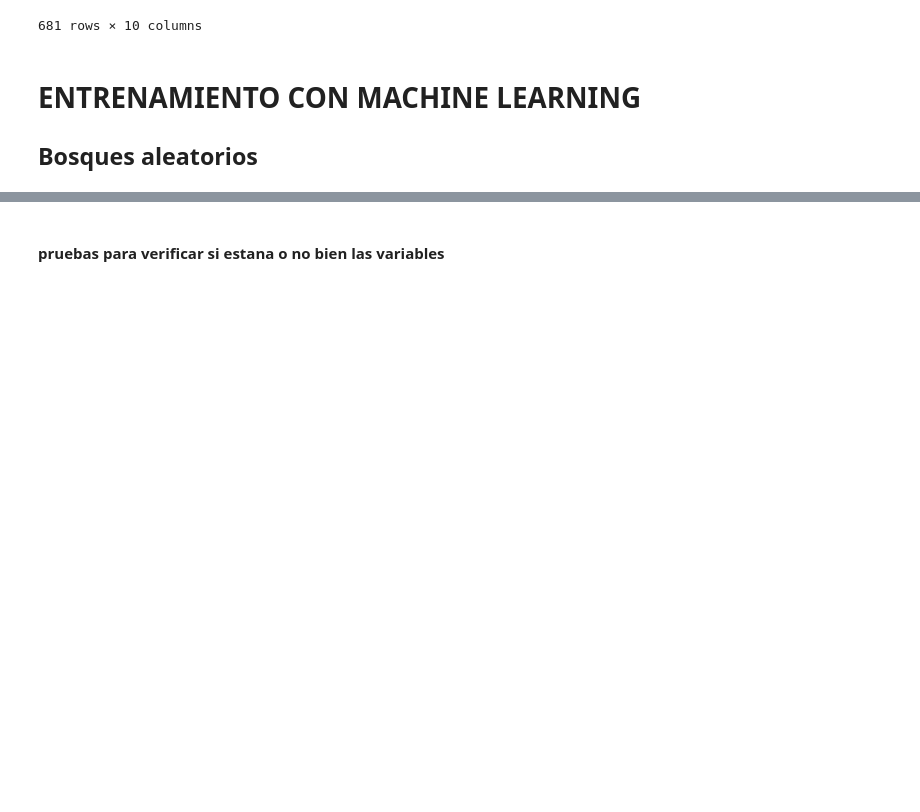
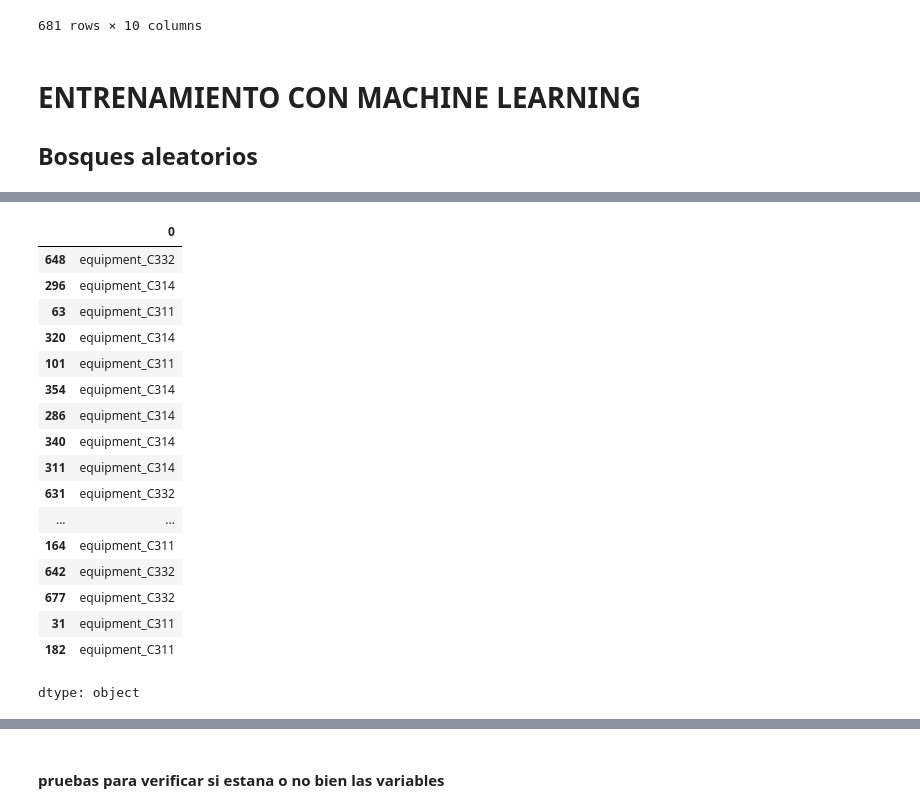
Before and after one commit to ETorresSacha/Prediccion-RULL, a Jupyter notebook: analisis_datos_reto.ipynb, the cells around one changed output, grey strips where cells are left out. Drawn from its saved outputs; the diff is of its cells as text; code cells hidden in the pictures; blank space fills up the shorter version.

```diff
--- a/analisis_datos_reto.ipynb
+++ b/analisis_datos_reto.ipynb
@@ -359,3 +354,24 @@ plt.show()
+# %%
+((X_test.iloc[:50]).iloc[:,-3:]).idxmax(axis=1)
+# %% [output]
+|  | 0 |
+| 648 | equipment_C332 |
+| 296 | equipment_C314 |
+| 63 | equipment_C311 |
+| 320 | equipment_C314 |
+| 101 | equipment_C311 |
+| 354 | equipment_C314 |
+| 286 | equipment_C314 |
+| 340 | equipment_C314 |
+| 311 | equipment_C314 |
+| 631 | equipment_C332 |
+| ... | ... |
+| 164 | equipment_C311 |
+| 642 | equipment_C332 |
+| 677 | equipment_C332 |
+| 31 | equipment_C311 |
+| 182 | equipment_C311 |
+dtype: object
 # %%
 import pandas as pd
 
```
Also changed, not shown: parts of 12 cells of this notebook.
